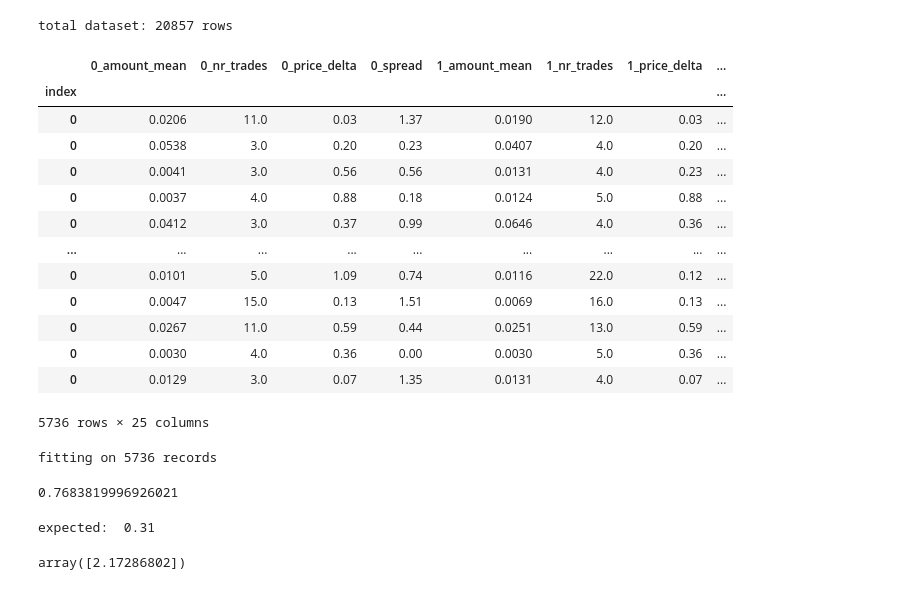
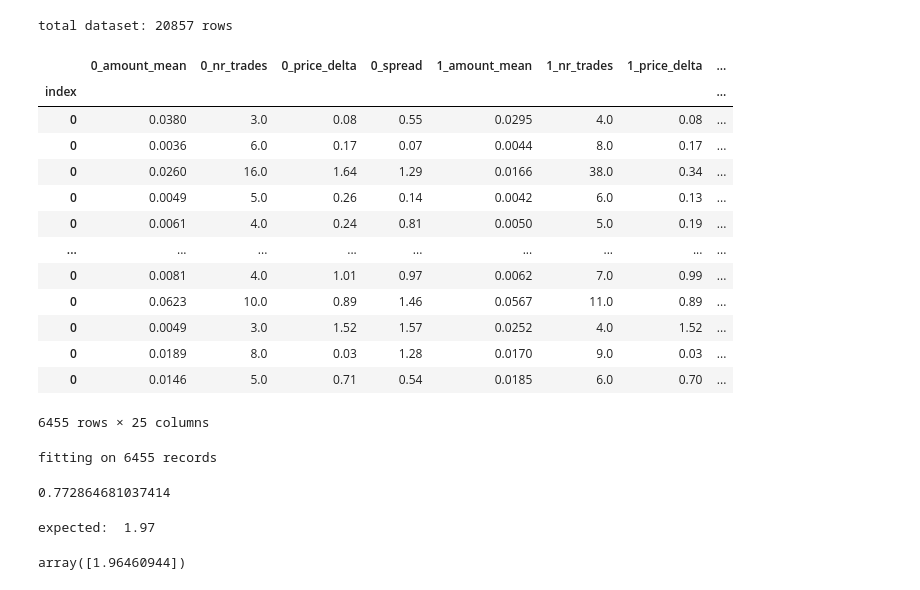
Before and after one commit to kjozsa/spreadsurfer, a Jupyter notebook: train_pipeline.ipynb, the cells around one changed output. Drawn from its saved outputs; the diff is of its cells as text; code cells hidden in the pictures.

```diff
--- a/train_pipeline.ipynb
+++ b/train_pipeline.ipynb
@@ -14,53 +14,52 @@ class FeatureEngineer(BaseEstimator, TransformerMixin):
         df = X.copy()
         df.loc[df['wave_direction'] == 'min', 'wave_direction'] = 1
         df.loc[df['wave_direction'] == 'max'] = -1
         df = df.astype({"wave_direction": 'float64'})
         return df
 
 df = pd.read_parquet('./data')
 print(f'total dataset: {len(df)} rows')
-df = df[abs(df['last_price_delta_since_stabilized']) < 8]
-df = df[abs(df['last_price_delta_since_stabilized']) > 1]
 
 if '0_price' in df.columns:
     df.drop('0_price', axis=1, inplace=True)
     df.drop('1_price', axis=1, inplace=True)
     df.drop('2_price', axis=1, inplace=True)
     df.drop('3_price', axis=1, inplace=True)
     df.drop('4_price', axis=1, inplace=True)
 
+# filters
 df = df[df['stabilized_spread'] < 10] # nem tul nagy spread
-# df = df[df['stabilized_amount_mean'] < 0.4]  # nem tul nagy tradek
-# df = df[df['stabilized_nr_trades'] < 300]  # nem tul sok trade
+df = df[df['stabilized_spread'] > 0.2] # nem tul nagy spread
+df = df[abs(df['last_price_delta_since_stabilized']) > 1]
+df = df[abs(df['last_price_delta_since_stabilized']) < 8]
 
+## df = df[df['stabilized_amount_mean'] < 0.4]  # nem tul nagy tradek
+## df = df[df['stabilized_nr_trades'] < 300]  # nem tul sok trade
 
-# for col in df.columns:
-#     if 'nr_trades' in col or 'price_delta' in col and not col.startswith('last'):
-#         df.drop(col, axis=1, inplace=True)
 
 df.sort_index(axis=1, inplace=True)
 
 y = df['last_price_delta_since_stabilized']
 X = df.drop('last_price_delta_since_stabilized', axis=1)
 
-X_train, X_valid, y_train, y_valid = train_test_split(X, y, train_size=0.7, test_size=0.3, random_state=0)
+X_train, X_valid, y_train, y_valid = train_test_split(X, y, train_size=0.8, test_size=0.2, random_state=0)
 X_train
 # %% [output]
 total dataset: 20857 rows
 |  | 0_amount_mean | 0_nr_trades | 0_price_delta | 0_spread | 1_amount_mean | 1_nr_trades | 1_price_delta | ... |
 | index |  |  |  |  |  |  |  | ... |
-| 0 | 0.0206 | 11.0 | 0.03 | 1.37 | 0.0190 | 12.0 | 0.03 | ... |
-| 0 | 0.0538 | 3.0 | 0.20 | 0.23 | 0.0407 | 4.0 | 0.20 | ... |
-| 0 | 0.0041 | 3.0 | 0.56 | 0.56 | 0.0131 | 4.0 | 0.23 | ... |
-| 0 | 0.0037 | 4.0 | 0.88 | 0.18 | 0.0124 | 5.0 | 0.88 | ... |
-| 0 | 0.0412 | 3.0 | 0.37 | 0.99 | 0.0646 | 4.0 | 0.36 | ... |
+| 0 | 0.0380 | 3.0 | 0.08 | 0.55 | 0.0295 | 4.0 | 0.08 | ... |
+| 0 | 0.0036 | 6.0 | 0.17 | 0.07 | 0.0044 | 8.0 | 0.17 | ... |
+| 0 | 0.0260 | 16.0 | 1.64 | 1.29 | 0.0166 | 38.0 | 0.34 | ... |
+| 0 | 0.0049 | 5.0 | 0.26 | 0.14 | 0.0042 | 6.0 | 0.13 | ... |
+| 0 | 0.0061 | 4.0 | 0.24 | 0.81 | 0.0050 | 5.0 | 0.19 | ... |
 | ... | ... | ... | ... | ... | ... | ... | ... | ... |
-| 0 | 0.0101 | 5.0 | 1.09 | 0.74 | 0.0116 | 22.0 | 0.12 | ... |
-| 0 | 0.0047 | 15.0 | 0.13 | 1.51 | 0.0069 | 16.0 | 0.13 | ... |
-| 0 | 0.0267 | 11.0 | 0.59 | 0.44 | 0.0251 | 13.0 | 0.59 | ... |
-| 0 | 0.0030 | 4.0 | 0.36 | 0.00 | 0.0030 | 5.0 | 0.36 | ... |
-| 0 | 0.0129 | 3.0 | 0.07 | 1.35 | 0.0131 | 4.0 | 0.07 | ... |
+| 0 | 0.0081 | 4.0 | 1.01 | 0.97 | 0.0062 | 7.0 | 0.99 | ... |
+| 0 | 0.0623 | 10.0 | 0.89 | 1.46 | 0.0567 | 11.0 | 0.89 | ... |
+| 0 | 0.0049 | 3.0 | 1.52 | 1.57 | 0.0252 | 4.0 | 1.52 | ... |
+| 0 | 0.0189 | 8.0 | 0.03 | 1.28 | 0.0170 | 9.0 | 0.03 | ... |
+| 0 | 0.0146 | 5.0 | 0.71 | 0.54 | 0.0185 | 6.0 | 0.70 | ... |
-5736 rows × 25 columns
+6455 rows × 25 columns
 # %%
 from catboost import CatBoostRegressor
 # from sklearn.ensemle import RandomForestRegressor
@@ -77,8 +76,8 @@ pipeline.fit(X_train, y_train)
 score = pipeline.score(X_valid, y_valid)
 display(score)
 # %% [output]
-fitting on 5736 records
+fitting on 6455 records
-0.7683819996926021
+0.772864681037414
 # %%
 from spreadsurfer import now_isoformat
 
@@ -86,14 +87,14 @@ model.save_model(f'./models/{now_isoformat()}-score-{1000 * round(score, 3)}.cat
 # %%
 sample = pd.DataFrame([
-    {'0_amount_mean': 0.033154, '0_nr_trades': 10.0, '0_price_delta': 0.12, '0_spread': 0.2, '1_amount_mean': 0.030374, '1_nr_trades': 11.0, '1_price_delta': 0.12, '1_spread': 0.3, '2_amount_mean': 0.034509, '2_nr_trades': 12.0, '2_price_delta': 0.0, '2_spread': 0.42, '3_amount_mean': 0.038008, '3_nr_trades': 13.0, '3_price_delta': 0.0, '3_spread': 0.42, '4_amount_mean': 0.039321, '4_nr_trades': 14.0, '4_price_delta': 0.0, '4_spread': 0.42, 'last_price_delta_since_stabilized': 0.31, 'stabilized_amount_mean': 0.038274, 'stabilized_at_ms': 231, 'stabilized_nr_trades': 15.0, 'stabilized_spread': 0.42, 'wave_direction': 'min'}
+    {'0_amount_mean': 0.094411, '0_nr_trades': 75.0, '0_price_delta': 0.61, '0_spread': 1.44, '1_amount_mean': 0.093298, '1_nr_trades': 76.0, '1_price_delta': 0.61, '1_spread': 1.44, '2_amount_mean': 0.092106, '2_nr_trades': 77.0, '2_price_delta': 0.61, '2_spread': 1.44, '3_amount_mean': 0.084998, '3_nr_trades': 85.0, '3_price_delta': 0.11, '3_spread': 1.94, '4_amount_mean': 0.084199, '4_nr_trades': 86.0, '4_price_delta': 0.04, '4_spread': 2.01, 'last_price_delta_since_stabilized': 1.97, 'stabilized_amount_mean': 0.08325, 'stabilized_at_ms': 123, 'stabilized_nr_trades': 87.0, 'stabilized_spread': 2.05, 'wave_direction': 'min'}
 ])
 
 print('expected: ', sample.last_price_delta_since_stabilized.mean())
 sample.drop('last_price_delta_since_stabilized', axis=1, inplace=True)
 
 from timeit import timeit
-# timeit(lambda: pipeline.predict(sample), number=1) * 1000
+timeit(lambda: pipeline.predict(sample), number=1) * 1000
 pipeline.predict(sample)
 # %% [output]
-expected:  0.31
+expected:  1.97
-array([2.17286802])
+array([1.96460944])
```
Also changed, not shown: parts of 2 cells of this notebook, 4 other files.
